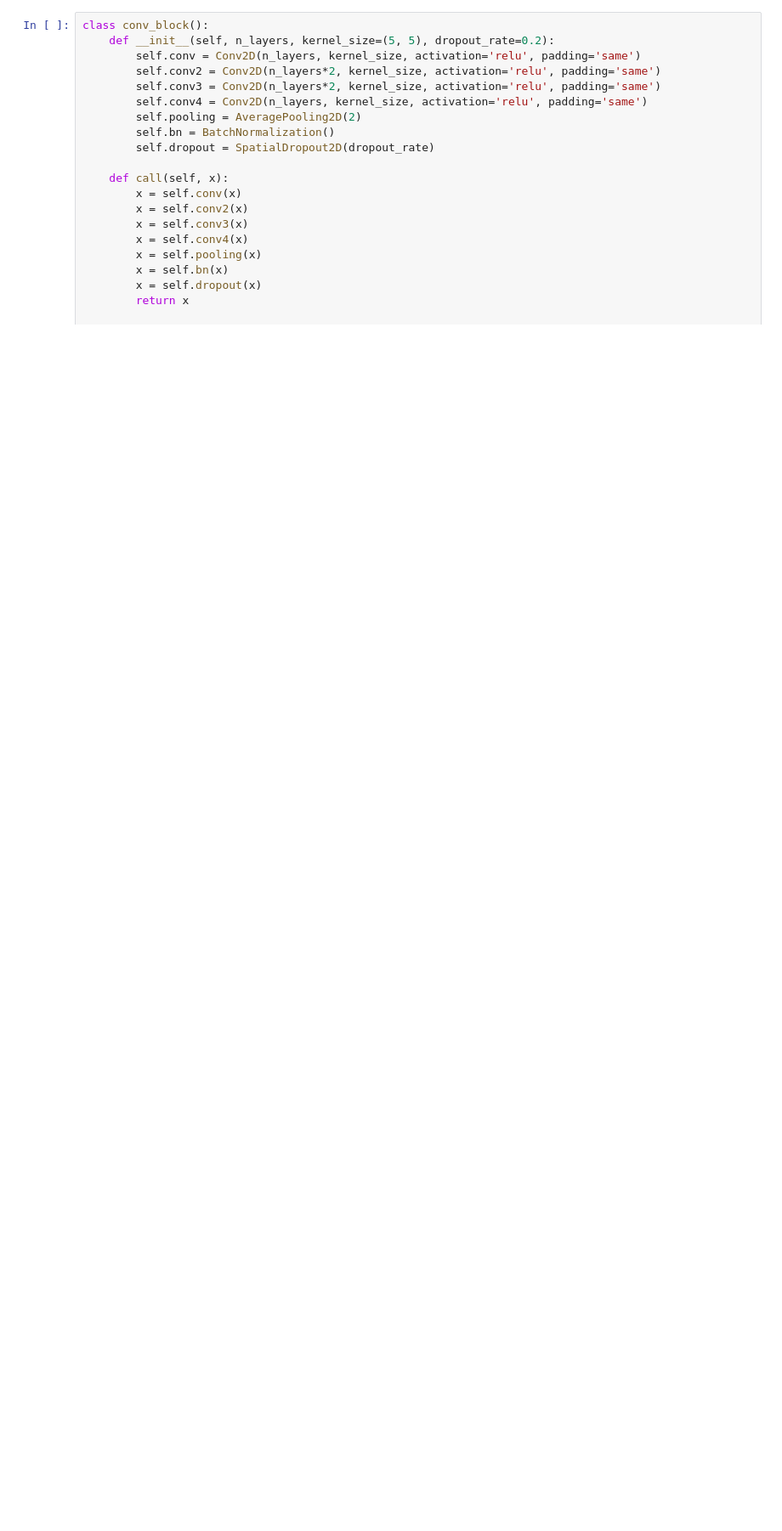
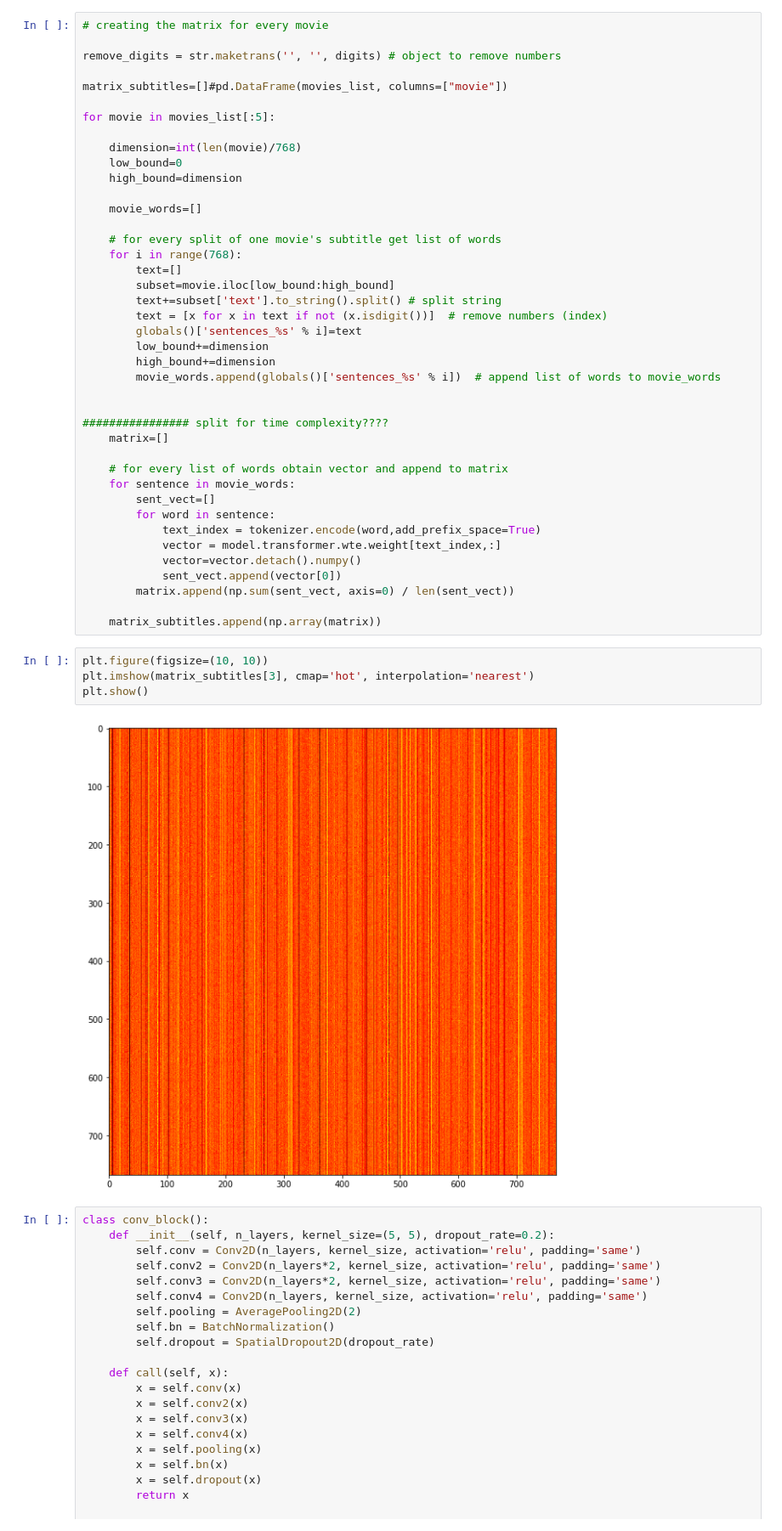
Before and after one commit to piegarroni/movie-predictions, a Jupyter notebook: notebooks/CNN_model.ipynb, the cells around one changed output. Shown at 85% size. Saved outputs shown, nothing was run; the diff lists cells and outputs as text; blank space fills up the shorter version.

```diff
--- a/notebooks/CNN_model.ipynb
+++ b/notebooks/CNN_model.ipynb
@@ -29,3 +36,50 @@ Name: tomatometer_status, Length: 1325, dtype: object
+# %%
+# creating the matrix for every movie
+
+remove_digits = str.maketrans('', '', digits) # object to remove numbers
+
+matrix_subtitles=[]#pd.DataFrame(movies_list, columns=["movie"])
+
+for movie in movies_list[:5]:
+
+    dimension=int(len(movie)/768)
+    low_bound=0
+    high_bound=dimension
+
+    movie_words=[]
+
+    # for every split of one movie's subtitle get list of words
+    for i in range(768):
+        text=[]
+        subset=movie.iloc[low_bound:high_bound]
+        text+=subset['text'].to_string().split() # split string
+        text = [x for x in text if not (x.isdigit())]  # remove numbers (index)
+        globals()['sentences_%s' % i]=text
+        low_bound+=dimension
+        high_bound+=dimension
+        movie_words.append(globals()['sentences_%s' % i])  # append list of words to movie_words
+
+
+################ split for time complexity????
+    matrix=[]
+
+    # for every list of words obtain vector and append to matrix
+    for sentence in movie_words:
+        sent_vect=[]
+        for word in sentence:
+            text_index = tokenizer.encode(word,add_prefix_space=True)
+            vector = model.transformer.wte.weight[text_index,:]
+            vector=vector.detach().numpy()
+            sent_vect.append(vector[0])
+        matrix.append(np.sum(sent_vect, axis=0) / len(sent_vect))
+
+    matrix_subtitles.append(np.array(matrix))
+# %%
+plt.figure(figsize=(10, 10))
+plt.imshow(matrix_subtitles[3], cmap='hot', interpolation='nearest')
+plt.show()
+# %% [output]
+[figure, added]
 # %%
 class conv_block():
     def __init__(self, n_layers, kernel_size=(5, 5), dropout_rate=0.2):
```
Also changed, not shown: parts of 4 cells of this notebook, 4 other files.
